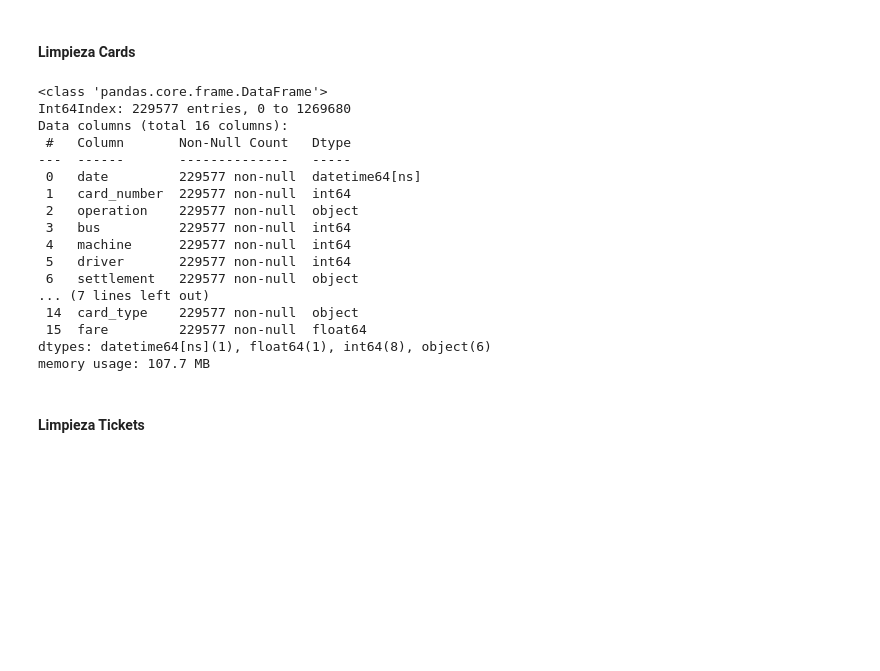
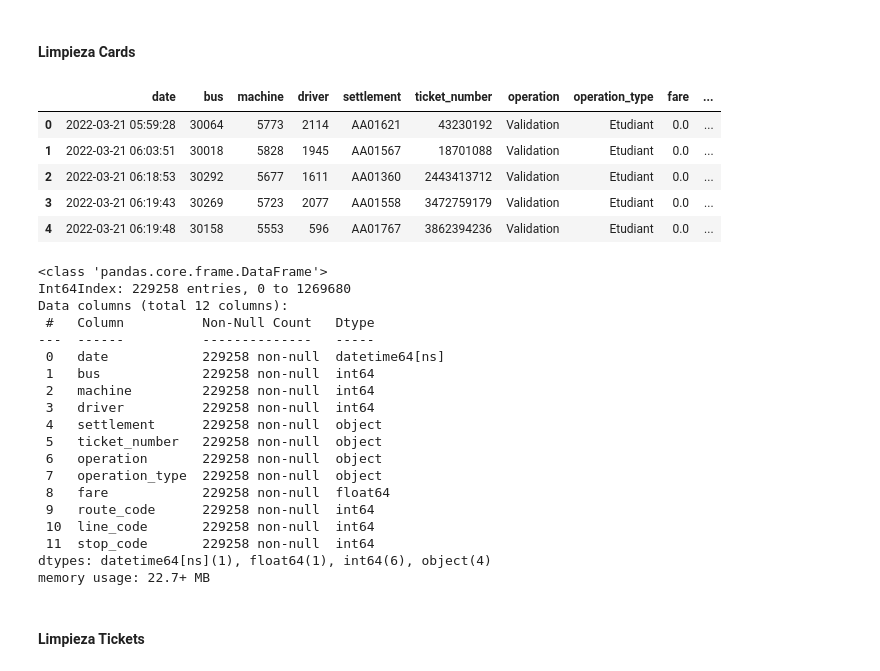
Before and after one commit to Arturo-Rodriguez-Moreno/Transport_proyect, a Jupyter notebook: notebook/clean_tickets.ipynb, the cells around one changed output. Cells and saved outputs as stored; diff of their text form; code cells hidden in the pictures; blank space fills up the shorter version.

```diff
--- a/notebook/clean_tickets.ipynb
+++ b/notebook/clean_tickets.ipynb
@@ -125,25 +143,61 @@ cards.date = cards.date.astype('datetime64[ns]')
 # Me quedo con fecha inferiores al '2022-03-28'
 
 cards =cards[cards.date < '2022-03-28']
+# %%
+# Modifico el nombre de las columnas
+
+columnas = {'card_number': 'ticket_number', 'route': 'route_code', 'line': 'line_code', 'stop': 'stop_code', 'card_type': 'operation_type'}
+
+cards = cards.rename(columns=columnas)
+# %%
+# Ordeno las columnas
+
+column_names = ["date", "bus", "machine", "driver", "settlement", "ticket_number", "operation", "operation_type", "fare", "route_code", "line_code", "stop_code"]
+
+cards = cards.reindex(columns=column_names)
+# %%
+# Cambio el tipo de dato 'ticket_number' a object
+
+cards = cards.astype({'ticket_number': 'object'})
+# %%
+# Me quedo solo con Validaciones y Transfers
+
+cards = cards[(cards.operation == 'Entry validation') | (cards.operation == 'Transfer (entry)')]
+
+# Modifico lo valores de valores a Validation y Transfer
+
+cards.operation.replace('Entry validation', 'Validation', inplace=True)
+cards.operation.replace('Transfer (entry)', 'Transfer', inplace=True)
+# %%
+cards.head()
+# %% [output]
+|  | date | bus | machine | driver | settlement | ticket_number | operation | operation_type | fare | ... |
+| 0 | 2022-03-21 05:59:28 | 30064 | 5773 | 2114 | AA01621 | 43230192 | Validation | Etudiant | 0.0 | ... |
+| 1 | 2022-03-21 06:03:51 | 30018 | 5828 | 1945 | AA01567 | 18701088 | Validation | Etudiant | 0.0 | ... |
+| 2 | 2022-03-21 06:18:53 | 30292 | 5677 | 1611 | AA01360 | 2443413712 | Validation | Etudiant | 0.0 | ... |
+| 3 | 2022-03-21 06:19:43 | 30269 | 5723 | 2077 | AA01558 | 3472759179 | Validation | Etudiant | 0.0 | ... |
+| 4 | 2022-03-21 06:19:48 | 30158 | 5553 | 596 | AA01767 | 3862394236 | Validation | Etudiant | 0.0 | ... |
 # %%
-cards.info(memory_usage='deep')
+cards.info()
 # %% [output]
 <class 'pandas.core.frame.DataFrame'>
-Int64Index: 229577 entries, 0 to 1269680
-Data columns (total 16 columns):
- #   Column       Non-Null Count   Dtype
----  ------       --------------   -----
- 0   date         229577 non-null  datetime64[ns]
- 1   card_number  229577 non-null  int64
- 2   operation    229577 non-null  object
- 3   bus          229577 non-null  int64
- 4   machine      229577 non-null  int64
- 5   driver       229577 non-null  int64
- 6   settlement   229577 non-null  object
-... (7 lines left out)
- 14  card_type    229577 non-null  object
- 15  fare         229577 non-null  float64
-dtypes: datetime64[ns](1), float64(1), int64(8), object(6)
-memory usage: 107.7 MB
+Int64Index: 229258 entries, 0 to 1269680
+Data columns (total 12 columns):
+ #   Column          Non-Null Count   Dtype
+---  ------          --------------   -----
+ 0   date            229258 non-null  datetime64[ns]
+ 1   bus             229258 non-null  int64
+ 2   machine         229258 non-null  int64
+ 3   driver          229258 non-null  int64
+ 4   settlement      229258 non-null  object
+ 5   ticket_number   229258 non-null  object
+ 6   operation       229258 non-null  object
+ 7   operation_type  229258 non-null  object
+ 8   fare            229258 non-null  float64
+ 9   route_code      229258 non-null  int64
+ 10  line_code       229258 non-null  int64
+ 11  stop_code       229258 non-null  int64
+dtypes: datetime64[ns](1), float64(1), int64(6), object(4)
+memory usage: 22.7+ MB
 # %% [markdown]
 #### Limpieza Tickets
```
Also changed, not shown: parts of 27 cells of this notebook.
